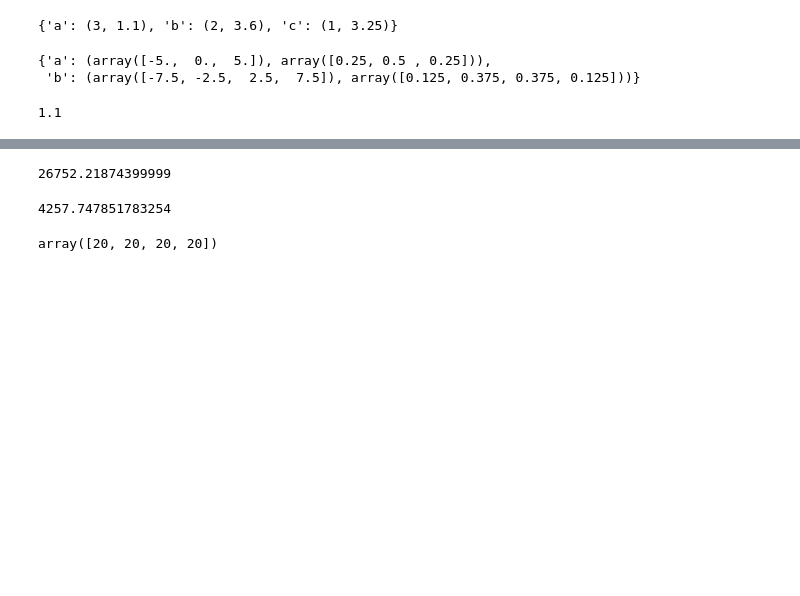
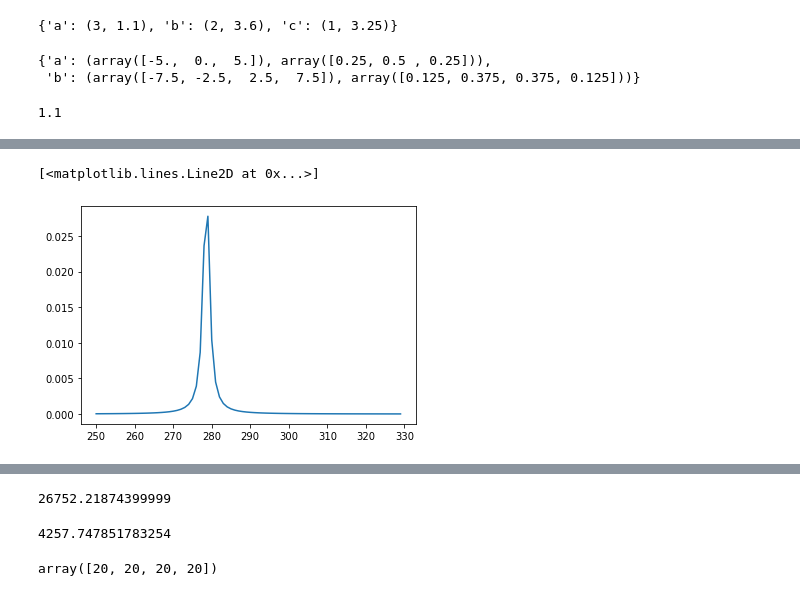
Before and after one commit to sejin8642/ftnmr, a Jupyter notebook: scripts/nb.ipynb, the cells around one changed output, grey strips where cells are left out. Saved outputs shown, nothing was run; the diff lists cells and outputs as text; code cells hidden in the pictures; blank space fills up the shorter version.

```diff
--- a/scripts/nb.ipynb
+++ b/scripts/nb.ipynb
@@ -278,7 +286,8 @@ betaine = molecule(hydrogens=hydrogens, couplings=couplings)
 molecules = {
     'A':(ethanol, 0.523),
     'B':(lactate, 0.782),
-    'C':(betaine, 1.321)}
+    'C':(betaine, 1.321),
+    'D':(TMS, 1.0)}
 # %%
 nmr_sample = sample(molecules=molecules)
 # %%
@@ -375,0 +360,4 @@ B = 10
+# %%
+spec = spectrometer()
+# %%
+spec.measure(sample=nmr_sample)
@@ -375,0 +376,2 @@ B = 10
+# %%
+S = np.fft.fft(spec.C[4])
@@ -375,0 +399,5 @@ B = 10
+# %%
+plt.plot(range(len(S))[250:330], S.real[250:330])
+# %% [output]
+[<matplotlib.lines.Line2D at 0x...>]
+[figure, added]
```
Also changed, not shown: parts of 28 cells of this notebook, 1 other file.
